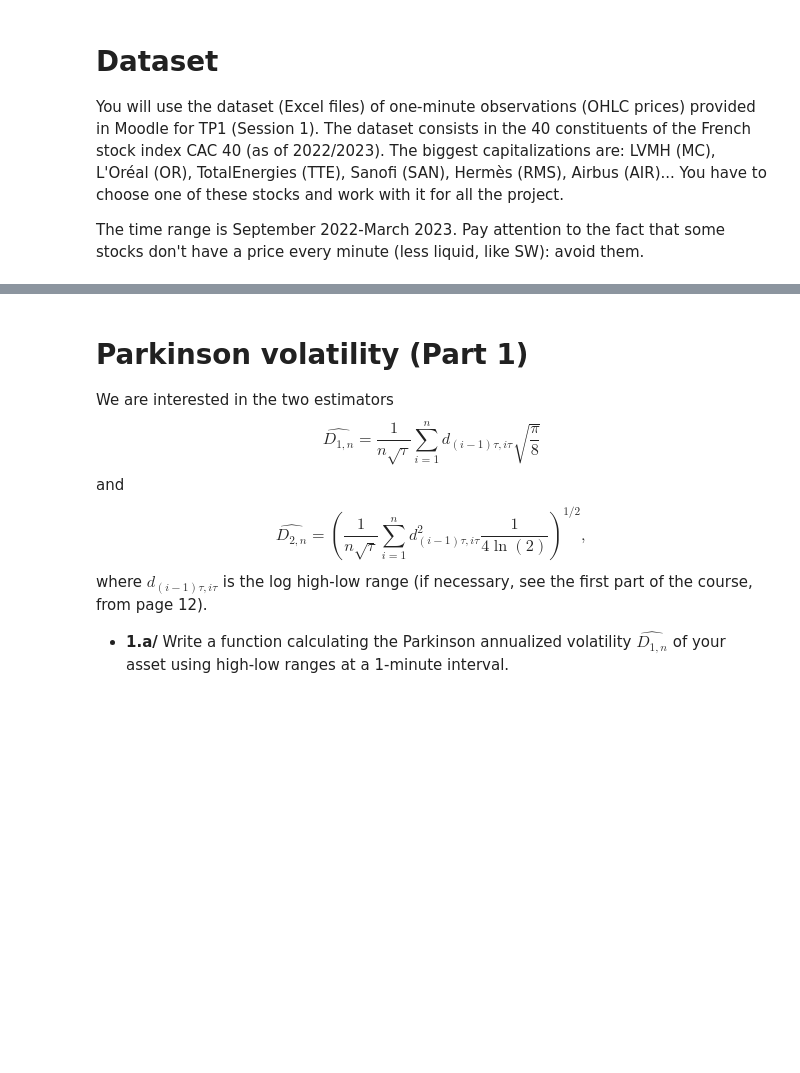
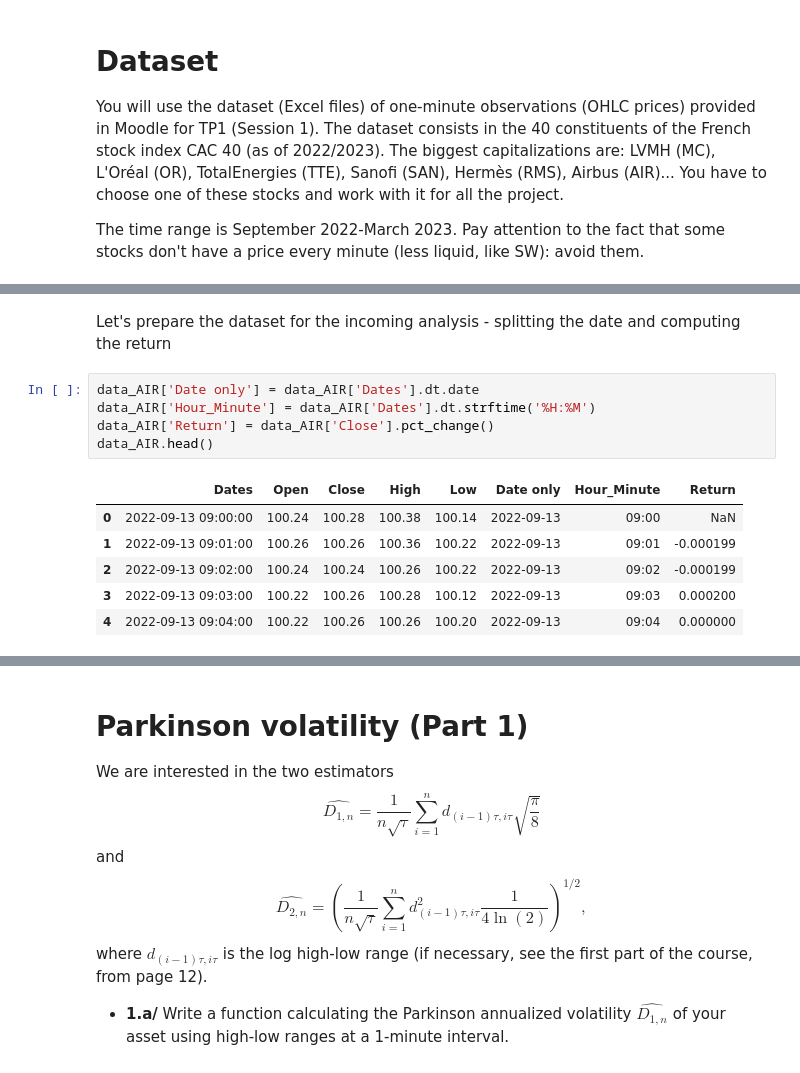
Before and after one commit to dianemans/Proj1_NPFD, a Jupyter notebook: Project Part 1_serial dependence of Parkinson volatility.ipynb, the cells around one changed output, grey strips where cells are left out. Drawn from its saved outputs; the diff is of its cells as text; blank space fills up the shorter version.

```diff
--- a/Project Part 1_serial dependence of Parkinson volatility.ipynb
+++ b/Project Part 1_serial dependence of Parkinson volatility.ipynb
@@ -23,0 +35,14 @@ The time range is September 2022-March 2023. Pay attention to the fact that some
+# %% [markdown]
+Let's prepare the dataset for the incoming analysis - splitting the date and computing the return
+# %%
+data_AIR['Date only'] = data_AIR['Dates'].dt.date
+data_AIR['Hour_Minute'] = data_AIR['Dates'].dt.strftime('%H:%M')
+data_AIR['Return'] = data_AIR['Close'].pct_change()
+data_AIR.head()
+# %% [output]
+|  | Dates | Open | Close | High | Low | Date only | Hour_Minute | Return |
+| 0 | 2022-09-13 09:00:00 | 100.24 | 100.28 | 100.38 | 100.14 | 2022-09-13 | 09:00 | NaN |
+| 1 | 2022-09-13 09:01:00 | 100.26 | 100.26 | 100.36 | 100.22 | 2022-09-13 | 09:01 | -0.000199 |
+| 2 | 2022-09-13 09:02:00 | 100.24 | 100.24 | 100.26 | 100.22 | 2022-09-13 | 09:02 | -0.000199 |
+| 3 | 2022-09-13 09:03:00 | 100.22 | 100.26 | 100.28 | 100.12 | 2022-09-13 | 09:03 | 0.000200 |
+| 4 | 2022-09-13 09:04:00 | 100.22 | 100.26 | 100.26 | 100.20 | 2022-09-13 | 09:04 | 0.000000 |
```
Also changed, not shown: parts of 17 cells of this notebook.
